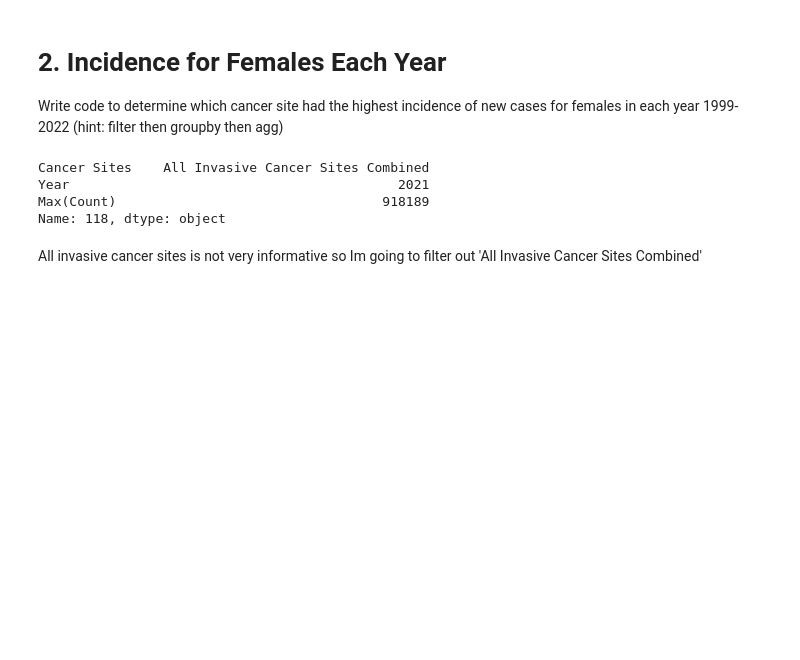
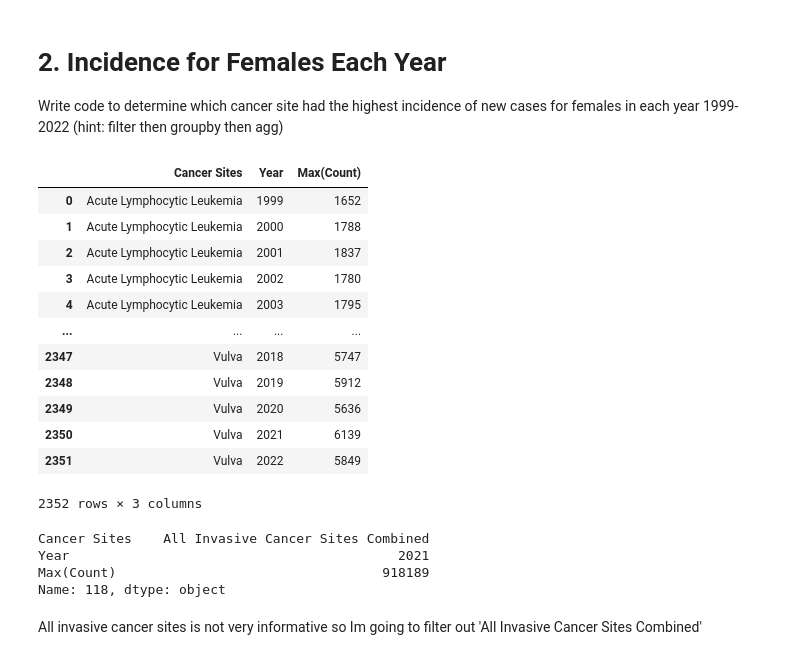
Before and after one commit to ipacheco9311/CS-577-07-Data-Science-Fall-2025, a Jupyter notebook: Assignments/Assignment1/src/assignment1-1.ipynb, the cells around one changed output. Saved outputs shown, nothing was run; the diff lists cells and outputs as text; code cells hidden in the pictures; blank space fills up the shorter version.

```diff
--- a/Assignments/Assignment1/src/assignment1-1.ipynb
+++ b/Assignments/Assignment1/src/assignment1-1.ipynb
@@ -122,16 +122,32 @@ MAX_COUNT = 'Max(Count)'
 # %%
 females_cases_1999_to_2022_df = cancer_df[
     (cancer_df[SEX] == FEMALE) &
     (1999 <= cancer_df[YEAR]) &
     (cancer_df[YEAR] <= 2022)
     ].groupby([CANCER_SITES, YEAR])[COUNT].max().reset_index(name=MAX_COUNT)
 
-females_cases_1999_to_2022_df.iloc[females_cases_1999_to_2022_df[MAX_COUNT].idxmax()]
+females_cases_1999_to_2022_df
 # %% [output]
+|  | Cancer Sites | Year | Max(Count) |
+| 0 | Acute Lymphocytic Leukemia | 1999 | 1652 |
+| 1 | Acute Lymphocytic Leukemia | 2000 | 1788 |
+| 2 | Acute Lymphocytic Leukemia | 2001 | 1837 |
+| 3 | Acute Lymphocytic Leukemia | 2002 | 1780 |
+| 4 | Acute Lymphocytic Leukemia | 2003 | 1795 |
+| ... | ... | ... | ... |
+| 2347 | Vulva | 2018 | 5747 |
+| 2348 | Vulva | 2019 | 5912 |
+| 2349 | Vulva | 2020 | 5636 |
+| 2350 | Vulva | 2021 | 6139 |
+| 2351 | Vulva | 2022 | 5849 |
-Cancer Sites    All Invasive Cancer Sites Combined
-Year                                          2021
-Max(Count)                                  918189
-Name: 118, dtype: object
+2352 rows × 3 columns
+# %%
+females_cases_1999_to_2022_df.iloc[females_cases_1999_to_2022_df[MAX_COUNT].idxmax()]
+# %% [output]
+Cancer Sites    All Invasive Cancer Sites Combined
+Year                                          2021
+Max(Count)                                  918189
+Name: 118, dtype: object
 # %% [markdown]
 All invasive cancer sites is not very informative so Im going to filter out 'All Invasive Cancer Sites Combined'
 # %%
```
Also changed, not shown: parts of 9 cells of this notebook, 7 other files.
